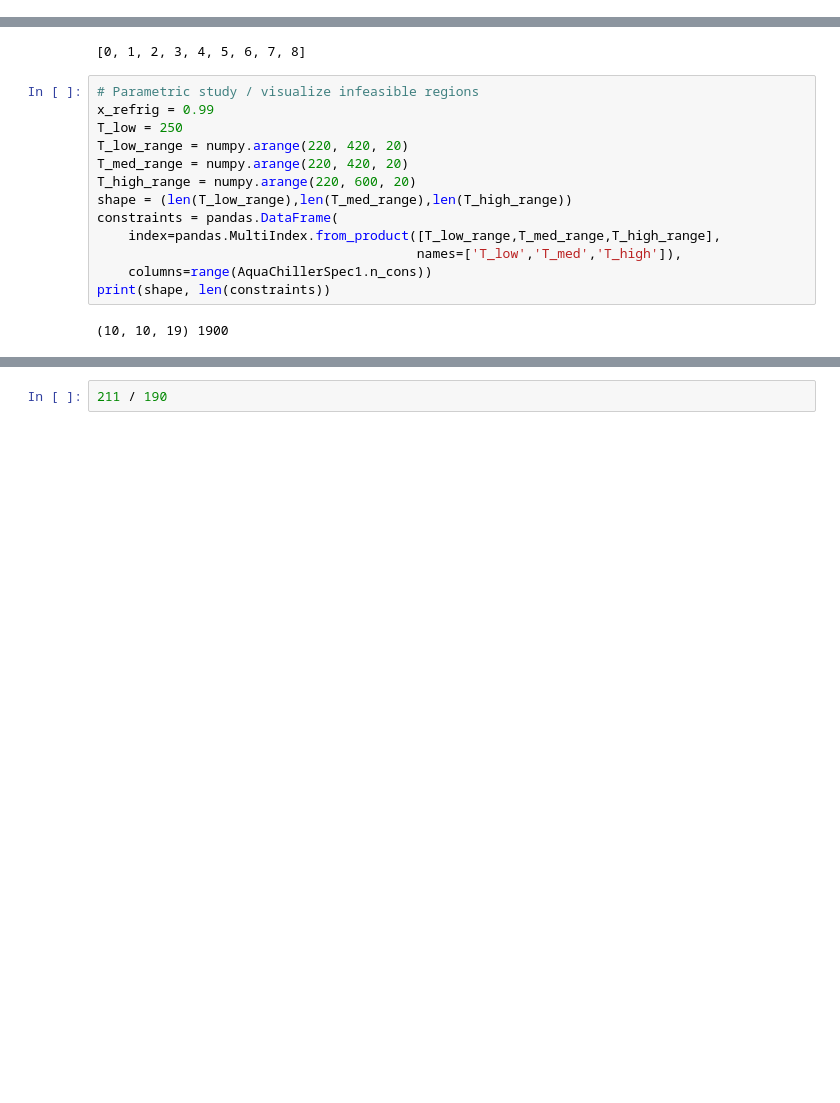
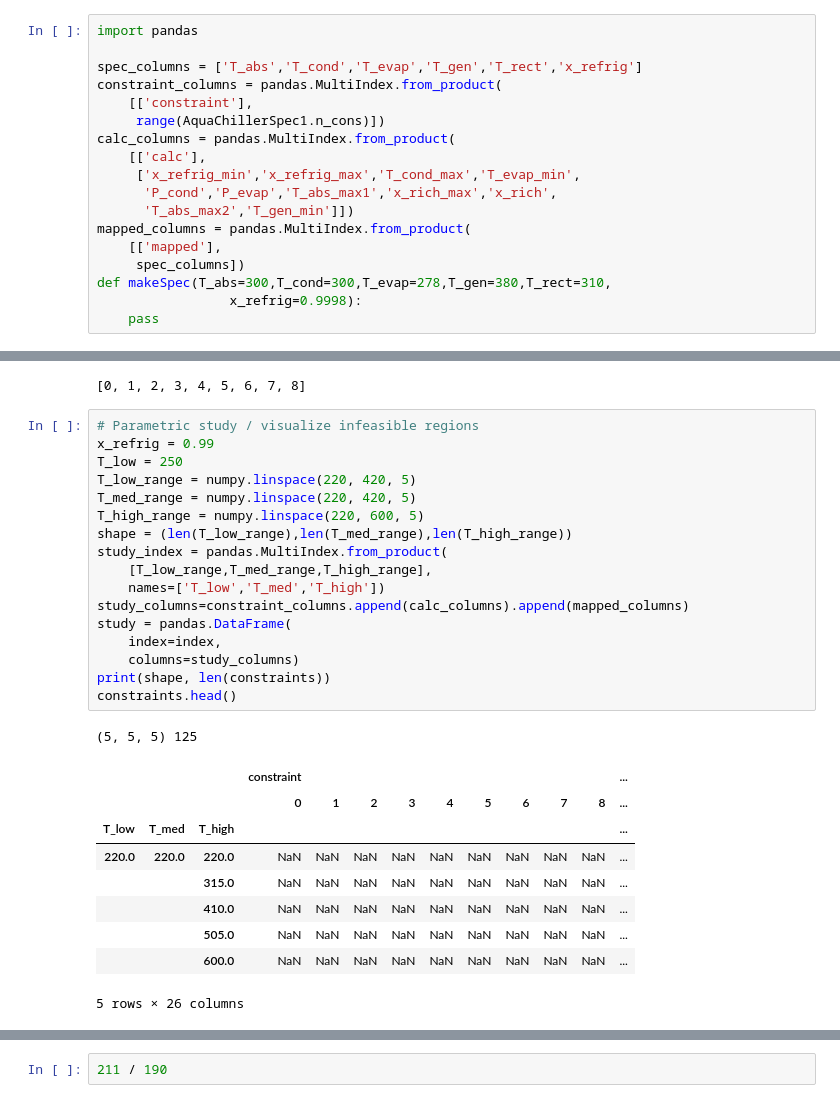
Before and after one commit to nfette/openACHP, a Jupyter notebook: src/Feasibility of ammonia-aqua chiller.ipynb, the cells around one changed output, grey strips where cells are left out. Cells and saved outputs as stored; diff of their text form; blank space fills up the shorter version.

```diff
--- a/src/Feasibility of ammonia-aqua chiller.ipynb
+++ b/src/Feasibility of ammonia-aqua chiller.ipynb
@@ -286,4 +286,22 @@ plt.show()
 [figure]
 # %% [markdown]
 ### Object-oriented constraint evaluation
+# %%
+import pandas
+
+spec_columns = ['T_abs','T_cond','T_evap','T_gen','T_rect','x_refrig']
+constraint_columns = pandas.MultiIndex.from_product(
+    [['constraint'],
+     range(AquaChillerSpec1.n_cons)])
+calc_columns = pandas.MultiIndex.from_product(
+    [['calc'],
+     ['x_refrig_min','x_refrig_max','T_cond_max','T_evap_min',
+      'P_cond','P_evap','T_abs_max1','x_rich_max','x_rich',
+      'T_abs_max2','T_gen_min']])
+mapped_columns = pandas.MultiIndex.from_product(
+    [['mapped'],
+     spec_columns])
+def makeSpec(T_abs=300,T_cond=300,T_evap=278,T_gen=380,T_rect=310,
+                 x_refrig=0.9998):
+    pass
 # %%
@@ -658,15 +673,28 @@ list(range(AquaChillerSpec1.n_cons))
 # %%
 # Parametric study / visualize infeasible regions
 x_refrig = 0.99
 T_low = 250
-T_low_range = numpy.arange(220, 420, 20)
-T_med_range = numpy.arange(220, 420, 20)
-T_high_range = numpy.arange(220, 600, 20)
+T_low_range = numpy.linspace(220, 420, 5)
+T_med_range = numpy.linspace(220, 420, 5)
+T_high_range = numpy.linspace(220, 600, 5)
 shape = (len(T_low_range),len(T_med_range),len(T_high_range))
-constraints = pandas.DataFrame(
-    index=pandas.MultiIndex.from_product([T_low_range,T_med_range,T_high_range],
-                                         names=['T_low','T_med','T_high']),
-    columns=range(AquaChillerSpec1.n_cons))
+study_index = pandas.MultiIndex.from_product(
+    [T_low_range,T_med_range,T_high_range],
+    names=['T_low','T_med','T_high'])
+study_columns=constraint_columns.append(calc_columns).append(mapped_columns)
+study = pandas.DataFrame(
+    index=index,
+    columns=study_columns)
 print(shape, len(constraints))
+constraints.head()
 # %% [output]
-(10, 10, 19) 1900
+(5, 5, 5) 125
+|  |  |  | constraint |  |  |  |  |  |  |  |  | ... |
+|  |  |  | 0 | 1 | 2 | 3 | 4 | 5 | 6 | 7 | 8 | ... |
+| T_low | T_med | T_high |  |  |  |  |  |  |  |  |  | ... |
+| 220.0 | 220.0 | 220.0 | NaN | NaN | NaN | NaN | NaN | NaN | NaN | NaN | NaN | ... |
+|  |  | 315.0 | NaN | NaN | NaN | NaN | NaN | NaN | NaN | NaN | NaN | ... |
+|  |  | 410.0 | NaN | NaN | NaN | NaN | NaN | NaN | NaN | NaN | NaN | ... |
+|  |  | 505.0 | NaN | NaN | NaN | NaN | NaN | NaN | NaN | NaN | NaN | ... |
+|  |  | 600.0 | NaN | NaN | NaN | NaN | NaN | NaN | NaN | NaN | NaN | ... |
+5 rows × 26 columns
```
Also changed, not shown: parts of 7 cells of this notebook.
